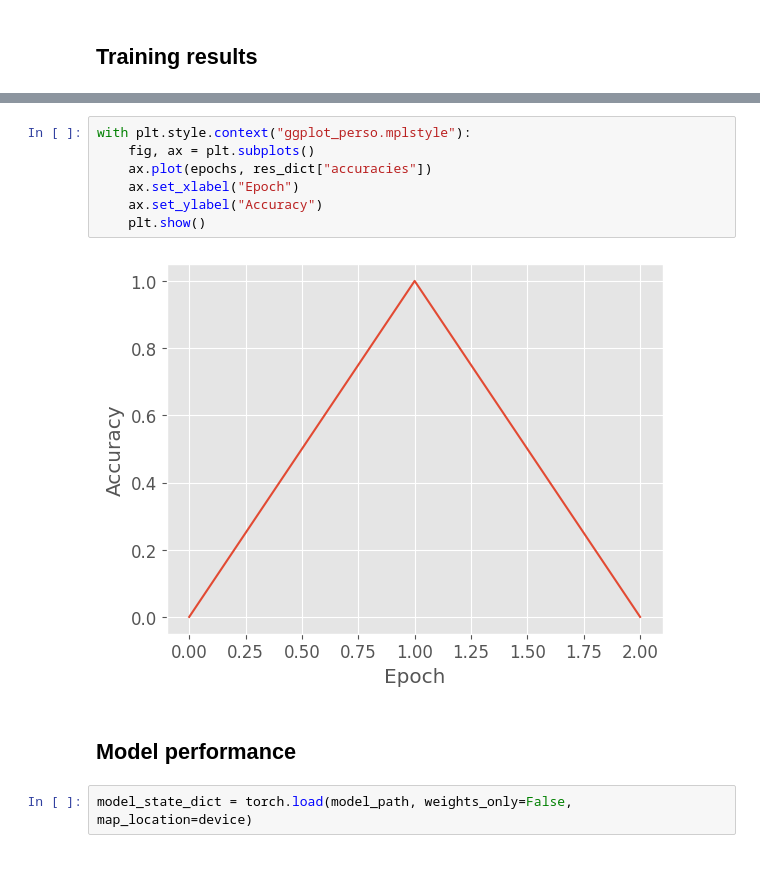
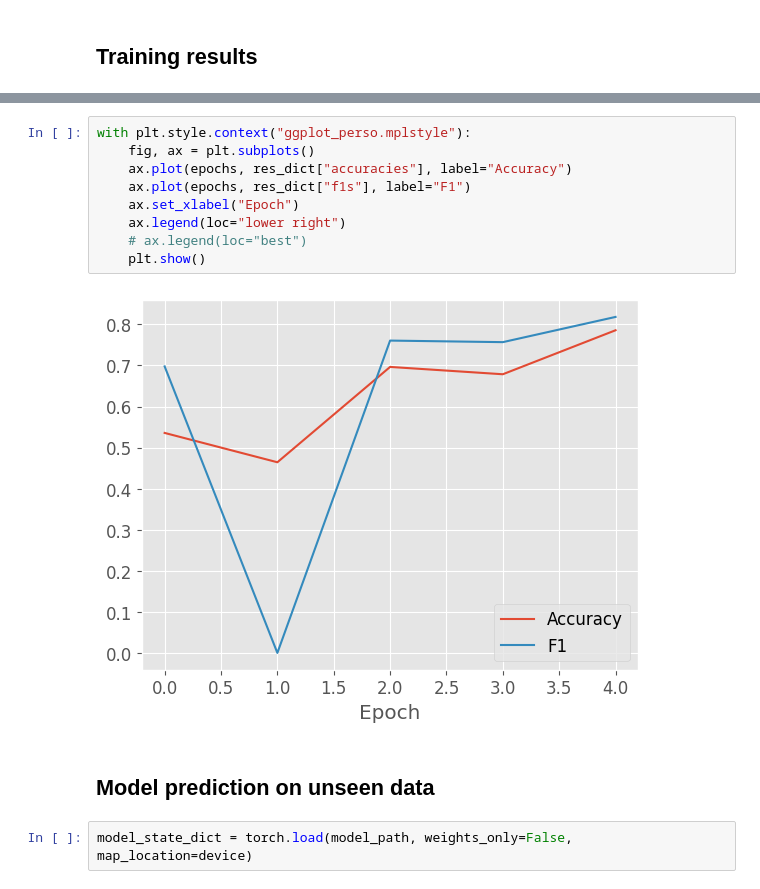
Before and after one commit to DanNguyen1/DL-project, a Jupyter notebook: visualization.ipynb, the cells around one changed output, grey strips where cells are left out. Drawn from its saved outputs; the diff is of its cells as text.

Commit message:
feat: prepare visualization notebook

```diff
--- a/visualization.ipynb
+++ b/visualization.ipynb
@@ -82,14 +94,16 @@ with plt.style.context("ggplot_perso.mplstyle"):
 # %%
 with plt.style.context("ggplot_perso.mplstyle"):
     fig, ax = plt.subplots()
-    ax.plot(epochs, res_dict["accuracies"])
+    ax.plot(epochs, res_dict["accuracies"], label="Accuracy")
+    ax.plot(epochs, res_dict["f1s"], label="F1")
     ax.set_xlabel("Epoch")
-    ax.set_ylabel("Accuracy")
+    ax.legend(loc="lower right")
+    # ax.legend(loc="best")
     plt.show()
 # %% [output]
-[figure, old version]
+[figure, new version]
 # %% [markdown]
-## Model performance
+## Model prediction on unseen data
 # %%
 model_state_dict = torch.load(model_path, weights_only=False, map_location=device)
 # %%
```
Also changed, not shown: parts of 17 cells of this notebook, 1 other file.
